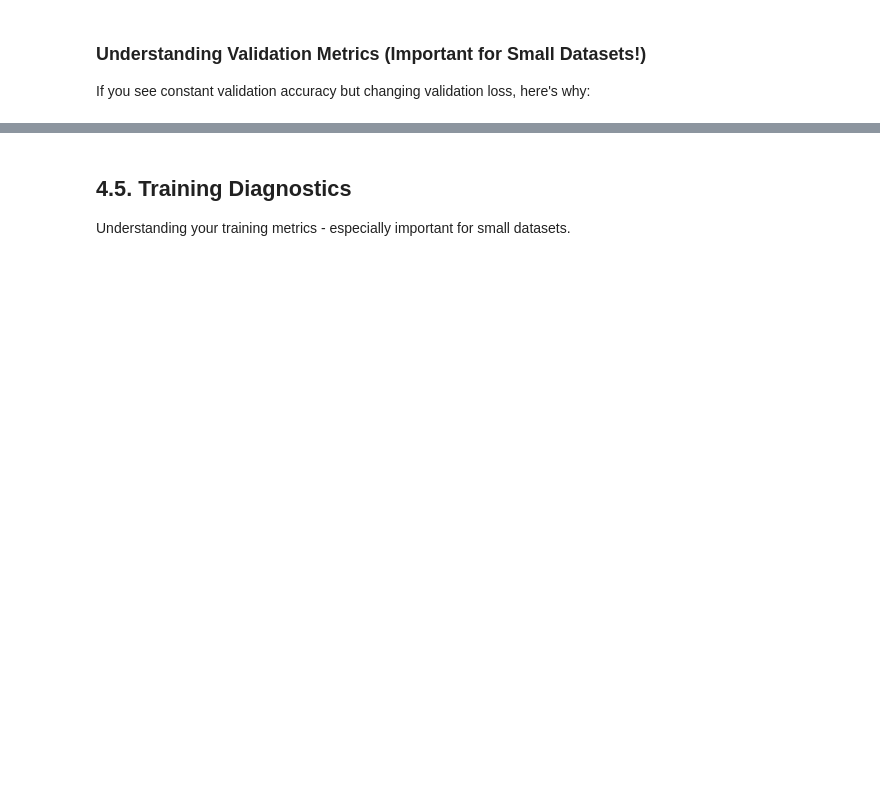
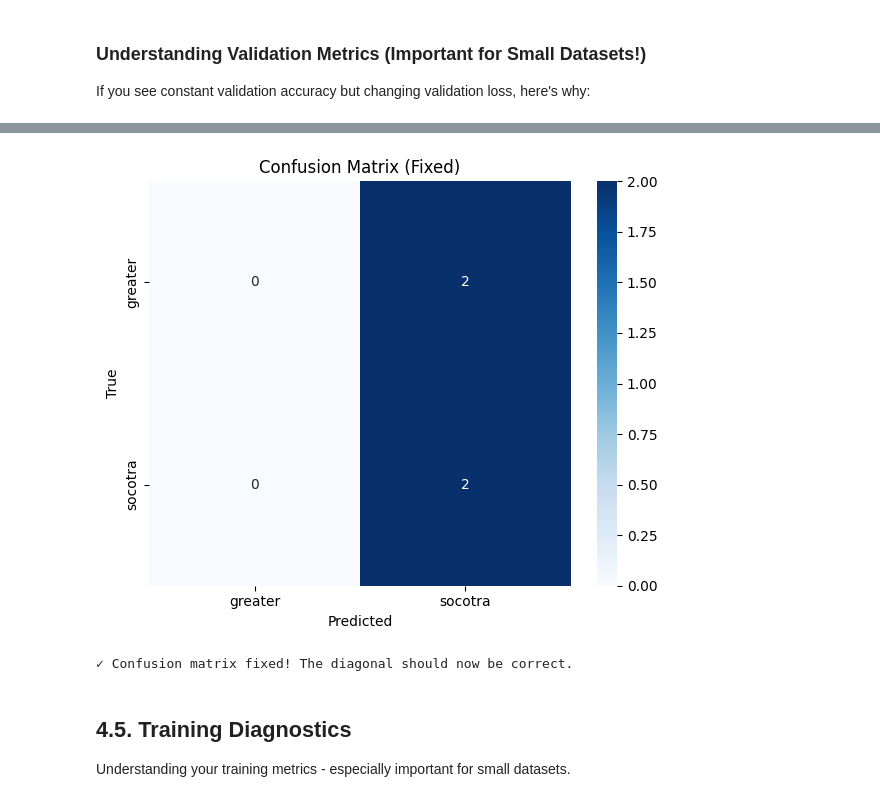
Before and after one commit to regional-specter/NextGen-Innovators, a Jupyter notebook: ML Model/Visual-sound-detection.ipynb, the cells around one changed output, grey strips where cells are left out. Saved outputs shown, nothing was run; the diff lists cells and outputs as text; code cells hidden in the pictures; blank space fills up the shorter version.

Commit message:
Added some code fixes and changes for conf matrix

```diff
--- a/ML Model/Visual-sound-detection.ipynb
+++ b/ML Model/Visual-sound-detection.ipynb
@@ -501,3 +660,46 @@ else:
+# %%
+# FIXED: Confusion matrix with correct label ordering
+# Run this cell to fix the confusion matrix display issue
+
+if model is not None and data_bundle is not None and data_bundle["test"] is not None:
+    test_ds = data_bundle["test"]
+    y_true = []
+    y_pred = []
+    for images, labels in test_ds:
+        logits = model.predict(images, verbose=0)
+        y_true.extend(tf.argmax(labels, axis=1).numpy())
+        y_pred.extend(tf.argmax(logits, axis=1).numpy())
+
+    y_true = np.array(y_true)
+    y_pred = np.array(y_pred)
+
+    # Get sorted class indices to ensure correct ordering
+    sorted_indices = sorted(data_bundle["index_to_class"].keys())
+    class_names = [data_bundle["index_to_class"][i] for i in sorted_indices]
+
+    # Create confusion matrix with explicit label ordering
+    cm = confusion_matrix(y_true, y_pred, labels=sorted_indices)
+    plt.figure(figsize=(6, 5))
+    sns.heatmap(
+        cm,
+        annot=True,
+        fmt="d",
+        cmap="Blues",
+        xticklabels=class_names,
+        yticklabels=class_names,
+    )
+    plt.xlabel("Predicted")
+    plt.ylabel("True")
+    plt.title("Confusion Matrix (Fixed)")
+    plt.tight_layout()
+    plt.show()
+
+    print("\n✓ Confusion matrix fixed! The diagonal should now be correct.")
+else:
+    print("Run evaluation first or ensure test set is available.")
+# %% [output]
+[figure, added]
+✓ Confusion matrix fixed! The diagonal should now be correct.
 # %% [markdown]
 ## **4.5. Training Diagnostics**
 
```
Also changed, not shown: parts of 10 cells of this notebook, 1 other file.
